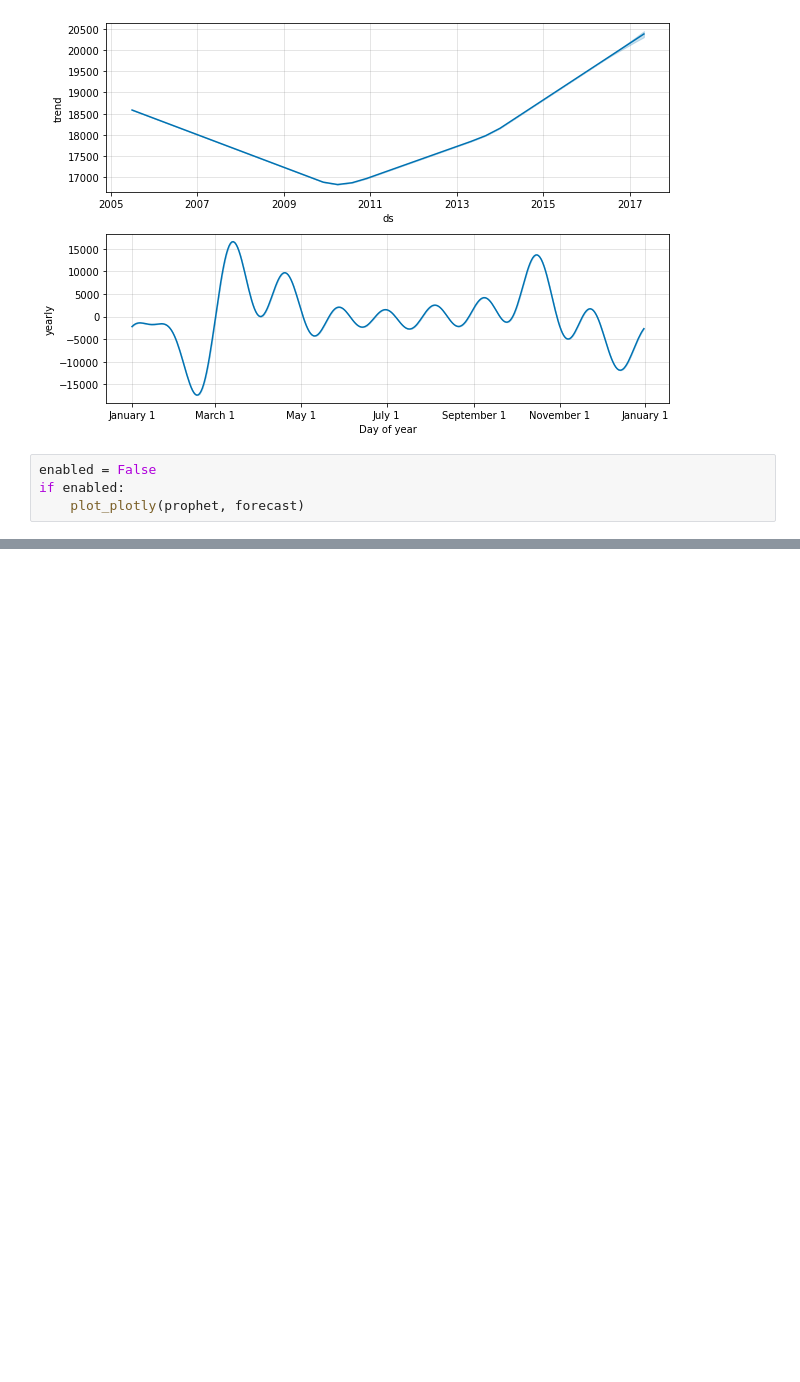
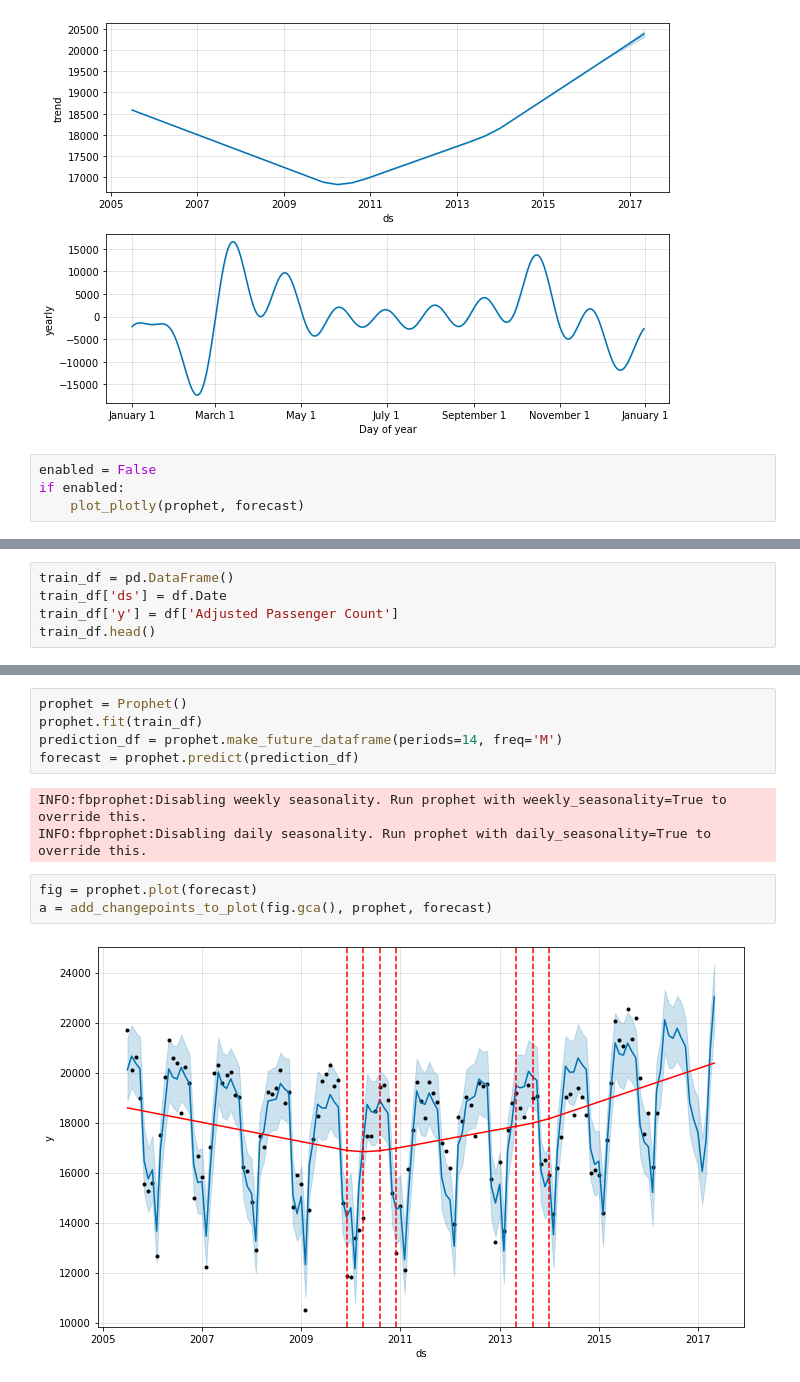
Before and after one commit to maggiemagnuson/liveProjects, a Jupyter notebook: Prophet Model Incorporated with Bayesian Analysis.ipynb, the cells around one changed output, grey strips where cells are left out. Cells and saved outputs as stored; diff of their text form; blank space fills up the shorter version.

```diff
--- a/Prophet Model Incorporated with Bayesian Analysis.ipynb
+++ b/Prophet Model Incorporated with Bayesian Analysis.ipynb
@@ -84,0 +129,5 @@ if enabled:
+# %%
+train_df = pd.DataFrame()
+train_df['ds'] = df.Date
+train_df['y'] = df['Adjusted Passenger Count']
+train_df.head()
@@ -84,0 +141,13 @@ if enabled:
+# %%
+prophet = Prophet()
+prophet.fit(train_df)
+prediction_df = prophet.make_future_dataframe(periods=14, freq='M')
+forecast = prophet.predict(prediction_df)
+# %% [output]
+INFO:fbprophet:Disabling weekly seasonality. Run prophet with weekly_seasonality=True to override this.
+INFO:fbprophet:Disabling daily seasonality. Run prophet with daily_seasonality=True to override this.
+# %%
+fig = prophet.plot(forecast)
+a = add_changepoints_to_plot(fig.gca(), prophet, forecast)
+# %% [output]
+[figure, added]
```
Also changed, not shown: parts of 14 cells of this notebook, 2 other files.
